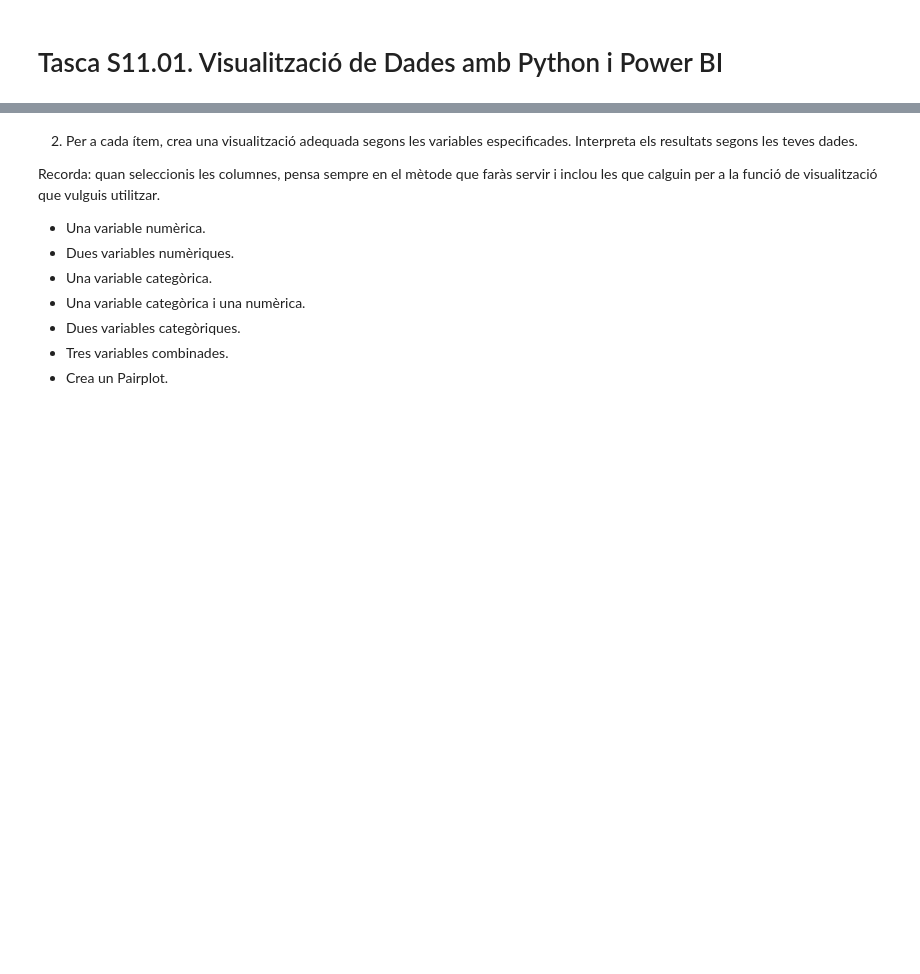
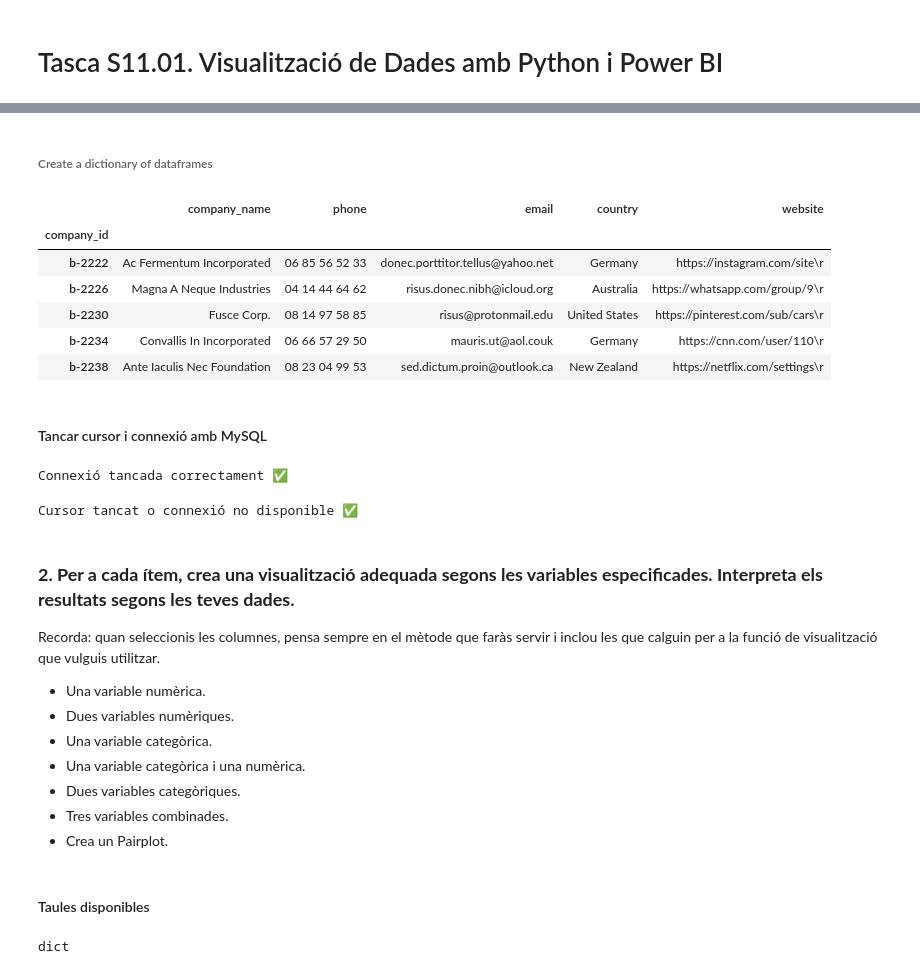
Before and after one commit to sabispb/it-academy-data-analytics, a Jupyter notebook: Sprint11/S11_PlanasBonell_Sabina.ipynb, the cells around one changed output, grey strips where cells are left out. Cells and saved outputs as stored; diff of their text form; code cells hidden in the pictures; blank space fills up the shorter version.

```diff
--- a/Sprint11/S11_PlanasBonell_Sabina.ipynb
+++ b/Sprint11/S11_PlanasBonell_Sabina.ipynb
@@ -11,0 +68,18 @@ Connecta Python amb MySQL Workbench i carrega les dades de la teva base de dades
+# %%
+def select_table(table_name: str):
+    query = f"SELECT * FROM {table_name}"
+    cursor.execute(query)
+
+    data = cursor.fetchall()
+    columns = [col[0] for col in cursor.description]
+
+    return {
+        "columns": columns,
+        "data": data
+    }
+# %%
+tables_data = {}
+
+for x in tables:
+    table_name = x[0]
+    tables_data[table_name] = select_table(table_name)
@@ -12,5 +106,54 @@ Connecta Python amb MySQL Workbench i carrega les dades de la teva base de dades
+# %% [markdown]
+###### Create a dictionary of dataframes
+# %%
+def select_table(table_name: str):
+    query = f"SELECT * FROM {table_name}"
+    cursor.execute(query)
+
+    data = cursor.fetchall()
+    columns = [col[0] for col in cursor.description]
+    index_col = columns[0]
+
+    df = pd.DataFrame(data, columns=columns)
+    df.set_index(index_col, inplace=True)
+    return df
+# %%
+tables_df = {}
+
+for x in tables:
+    table_name = x[0]
+    tables_df[table_name] = select_table(table_name)
+
+# tables_df = {table_name: select_table(table_name) for (table_name,) in tables}
+# %%
+tables_df['companies'].head(5)
+# %% [output]
+|  | company_name | phone | email | country | website |
+| company_id |  |  |  |  |  |
+| b-2222 | Ac Fermentum Incorporated | 06 85 56 52 33 | donec.porttitor.tellus@yahoo.net | Germany | https://instagram.com/site\r |
+| b-2226 | Magna A Neque Industries | 04 14 44 64 62 | risus.donec.nibh@icloud.org | Australia | https://whatsapp.com/group/9\r |
+| b-2230 | Fusce Corp. | 08 14 97 58 85 | risus@protonmail.edu | United States | https://pinterest.com/sub/cars\r |
+| b-2234 | Convallis In Incorporated | 06 66 57 29 50 | mauris.ut@aol.couk | Germany | https://cnn.com/user/110\r |
+| b-2238 | Ante Iaculis Nec Foundation | 08 23 04 99 53 | sed.dictum.proin@outlook.ca | New Zealand | https://netflix.com/settings\r |
+# %% [markdown]
+#### Tancar cursor i connexió amb MySQL
+# %%
+cursor.close()
+connection.close()
+
+if not connection.is_connected():
+    print("Connexió tancada correctament ✅")
+# %% [output]
+Connexió tancada correctament ✅
+# %%
+try:
+    cursor.execute("SELECT 1")
+except:
+    print("Cursor tancat o connexió no disponible ✅")
+# %% [output]
+Cursor tancat o connexió no disponible ✅
 # %% [markdown]
-2. Per a cada ítem, crea una visualització adequada segons les variables especificades. Interpreta els resultats segons les teves dades.
+### **2. Per a cada ítem, crea una visualització adequada segons les variables especificades. Interpreta els resultats segons les teves dades.**
 
 Recorda: quan seleccionis les columnes, pensa sempre en el mètode que faràs servir i inclou les que calguin per a la funció de visualització que vulguis utilitzar.
 
@@ -21,3 +164,9 @@ Recorda: quan seleccionis les columnes, pensa sempre en el mètode que faràs se
 - Dues variables categòriques.
 - Tres variables combinades.
 - Crea un Pairplot.
+# %% [markdown]
+#### Taules disponibles
+# %%
+type(tables_df)
+# %% [output]
+dict
```
Also changed, not shown: parts of 19 cells of this notebook.
